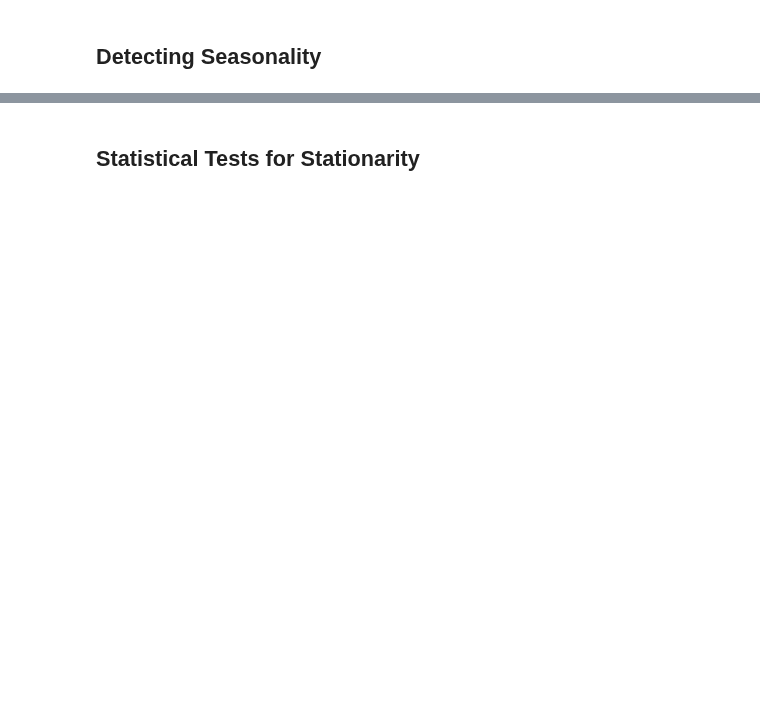
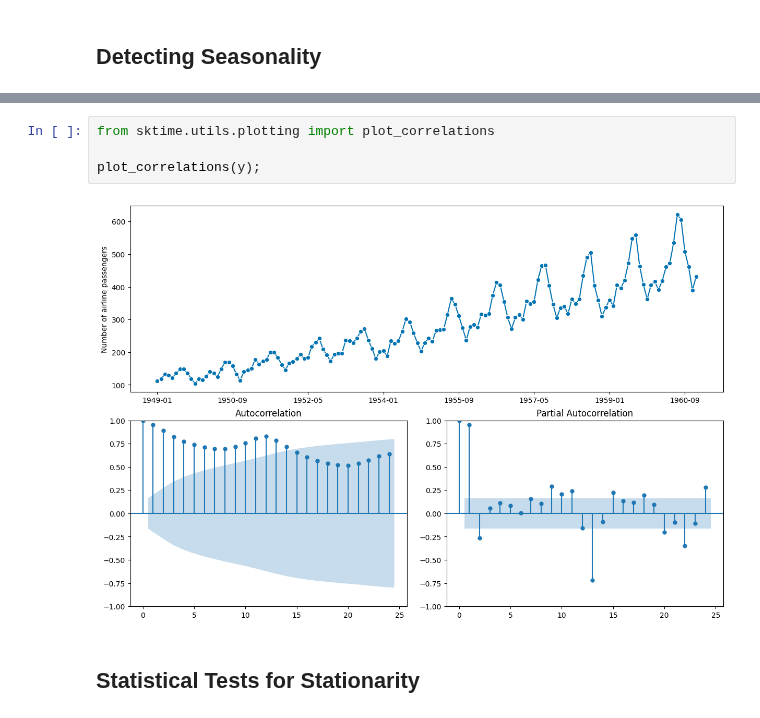
Before and after one commit to smortezah/portfolio, a Jupyter notebook: time-series/sktime.ipynb, the cells around one changed output, grey strips where cells are left out. Saved outputs shown, nothing was run; the diff lists cells and outputs as text; blank space fills up the shorter version.

```diff
--- a/time-series/sktime.ipynb
+++ b/time-series/sktime.ipynb
@@ -17,2 +57,8 @@ DEPRECATION: textract 1.6.5 has a non-standard dependency specifier extract-msg<
+# %%
+from sktime.utils.plotting import plot_correlations
+
+plot_correlations(y);
+# %% [output]
+[figure, added]
 # %% [markdown]
 ## Statistical Tests for Stationarity
```
Also changed, not shown: parts of 19 cells of this notebook.
